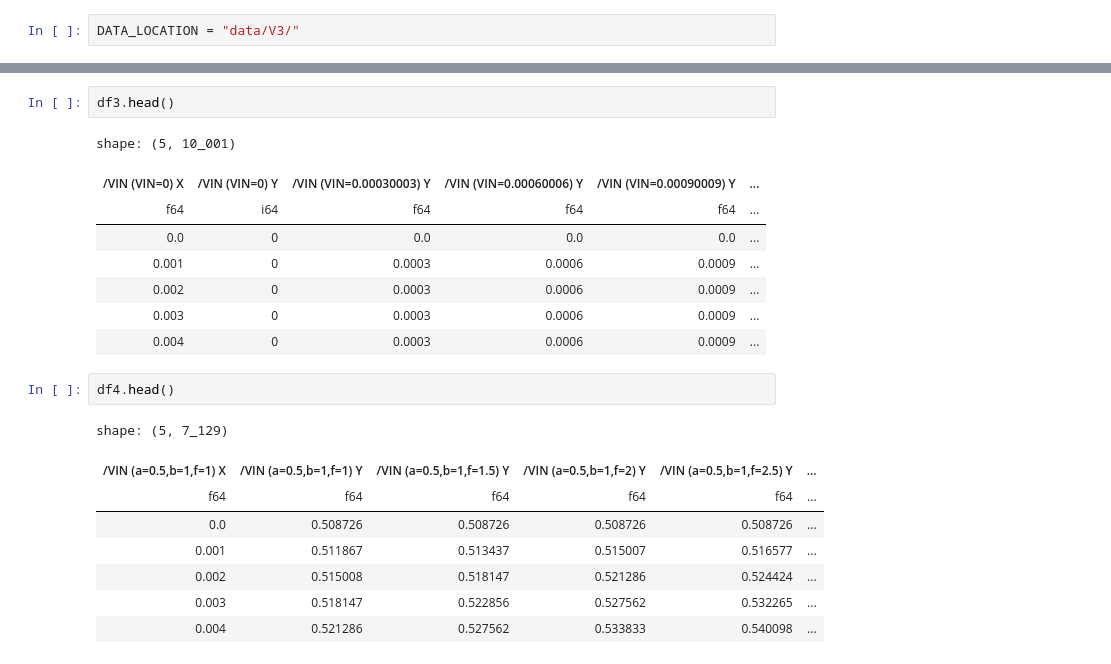
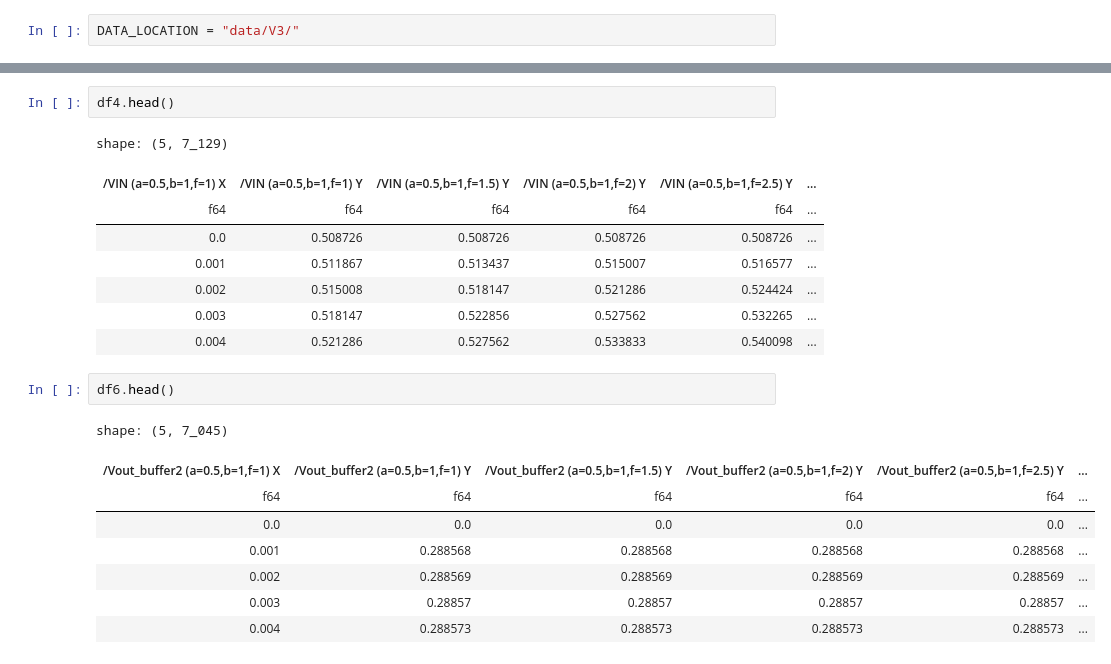
Before and after one commit to LuposX/FlexSpike, a Jupyter notebook: surrogate/1_create_surrogate_dataset.ipynb, the cells around one changed output, grey strips where cells are left out. Drawn from its saved outputs; the diff is of its cells as text.

```diff
--- a/surrogate/1_create_surrogate_dataset.ipynb
+++ b/surrogate/1_create_surrogate_dataset.ipynb
@@ -463,22 +487,22 @@ print(df6.shape)
 # %%
-df3.head()
+df4.head()
 # %% [output]
-shape: (5, 10_001)
+shape: (5, 7_129)
-| /VIN (VIN=0) X | /VIN (VIN=0) Y | /VIN (VIN=0.00030003) Y | /VIN (VIN=0.00060006) Y | /VIN (VIN=0.00090009) Y | ... |
-| f64 | i64 | f64 | f64 | f64 | ... |
-| 0.0 | 0 | 0.0 | 0.0 | 0.0 | ... |
-| 0.001 | 0 | 0.0003 | 0.0006 | 0.0009 | ... |
-| 0.002 | 0 | 0.0003 | 0.0006 | 0.0009 | ... |
-| 0.003 | 0 | 0.0003 | 0.0006 | 0.0009 | ... |
-| 0.004 | 0 | 0.0003 | 0.0006 | 0.0009 | ... |
+| /VIN (a=0.5,b=1,f=1) X | /VIN (a=0.5,b=1,f=1) Y | /VIN (a=0.5,b=1,f=1.5) Y | /VIN (a=0.5,b=1,f=2) Y | /VIN (a=0.5,b=1,f=2.5) Y | ... |
+| f64 | f64 | f64 | f64 | f64 | ... |
+| 0.0 | 0.508726 | 0.508726 | 0.508726 | 0.508726 | ... |
+| 0.001 | 0.511867 | 0.513437 | 0.515007 | 0.516577 | ... |
+| 0.002 | 0.515008 | 0.518147 | 0.521286 | 0.524424 | ... |
+| 0.003 | 0.518147 | 0.522856 | 0.527562 | 0.532265 | ... |
+| 0.004 | 0.521286 | 0.527562 | 0.533833 | 0.540098 | ... |
 # %%
-df4.head()
+df6.head()
 # %% [output]
-shape: (5, 7_129)
+shape: (5, 7_045)
-| /VIN (a=0.5,b=1,f=1) X | /VIN (a=0.5,b=1,f=1) Y | /VIN (a=0.5,b=1,f=1.5) Y | /VIN (a=0.5,b=1,f=2) Y | /VIN (a=0.5,b=1,f=2.5) Y | ... |
+| /Vout_buffer2 (a=0.5,b=1,f=1) X | /Vout_buffer2 (a=0.5,b=1,f=1) Y | /Vout_buffer2 (a=0.5,b=1,f=1.5) Y | /Vout_buffer2 (a=0.5,b=1,f=2) Y | /Vout_buffer2 (a=0.5,b=1,f=2.5) Y | ... |
 | f64 | f64 | f64 | f64 | f64 | ... |
-| 0.0 | 0.508726 | 0.508726 | 0.508726 | 0.508726 | ... |
-| 0.001 | 0.511867 | 0.513437 | 0.515007 | 0.516577 | ... |
-| 0.002 | 0.515008 | 0.518147 | 0.521286 | 0.524424 | ... |
-| 0.003 | 0.518147 | 0.522856 | 0.527562 | 0.532265 | ... |
-| 0.004 | 0.521286 | 0.527562 | 0.533833 | 0.540098 | ... |
+| 0.0 | 0.0 | 0.0 | 0.0 | 0.0 | ... |
+| 0.001 | 0.288568 | 0.288568 | 0.288568 | 0.288568 | ... |
+| 0.002 | 0.288569 | 0.288569 | 0.288569 | 0.288569 | ... |
+| 0.003 | 0.28857 | 0.28857 | 0.28857 | 0.28857 | ... |
+| 0.004 | 0.288573 | 0.288573 | 0.288573 | 0.288573 | ... |
```
Also changed, not shown: parts of 11 cells of this notebook, 4 other files.
